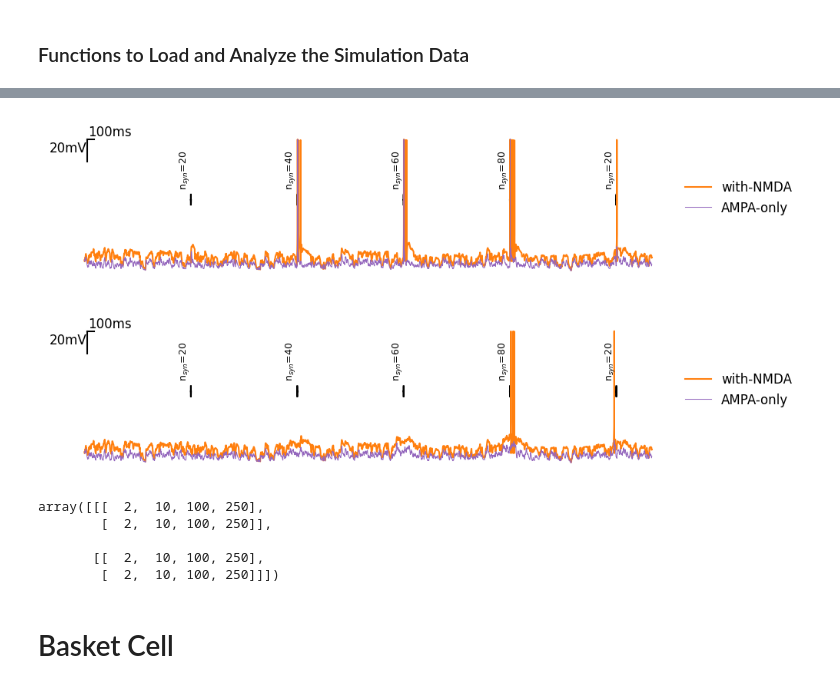
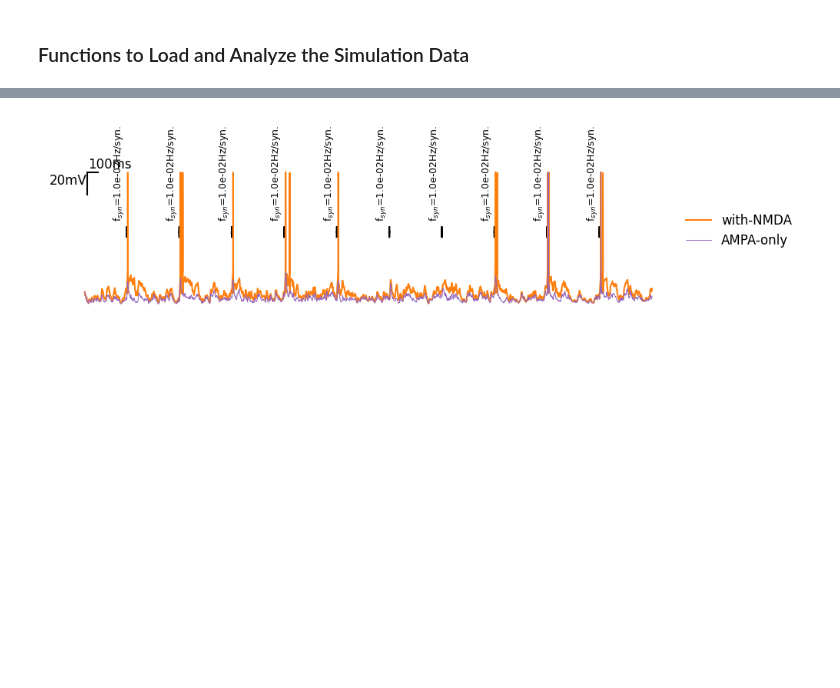
Before and after one commit to yzerlaut/pv-sst-dendrites, a Jupyter notebook: biophysical_modelling/detailed_model/Intensity-Timing-Analysis.ipynb, the cells around one changed output, grey strips where cells are left out. Drawn from its saved outputs; the diff is of its cells as text; code cells hidden in the pictures; blank space fills up the shorter version.

```diff
--- a/biophysical_modelling/detailed_model/Intensity-Timing-Analysis.ipynb
+++ b/biophysical_modelling/detailed_model/Intensity-Timing-Analysis.ipynb
@@ -203,40 +192,18 @@ python stim_on_background.py -c Martinotti --nCluster 20 40 60 80 --bgStimFreq 5
+# %%
+sim = Parallel(\
+        filename='../../data/detailed_model/TimingStim_sim_Martinotti.zip')
+sim.load()
 # %%
-sim = Parallel(\
-        filename='../../data/detailed_model/StimOnBg_NsynWidthScan_Martinotti.zip')
-sim.load()
 t0 = 0
 fig = show_Vm_trace(sim,
-                    iBranch=2, width=2,
+                    iBranch=2, width=10,
                     zoom=[t0,t0+8000],
               varied_key = 'with_NMDA',
               plot = {'with-NMDA':{'varied_key':True,
                                    'color':'tab:orange',
                                    'lw':1.0},
                       'AMPA-only':{'varied_key':False,
                                    'color':'tab:purple',
                                    'lw':0.5}})
-fig = show_Vm_trace(sim,
-                    iBranch=2, width=100,
-                    zoom=[t0,t0+8000],
-              varied_key = 'with_NMDA',
-              plot = {'with-NMDA':{'varied_key':True,
-                                   'color':'tab:orange',
-                                   'lw':1.0},
-                      'AMPA-only':{'varied_key':False,
-                                   'color':'tab:purple',
-                                   'lw':0.5}})
-#fig.savefig('../../figures/detailed_model/raw-stim-with-bg-Martinotti.eps')
-#fig.savefig('../../figures/detailed_model/raw-stim-with-bg-Martinotti.svg')
 # %% [output]
-[figure, old version]
+[figure, new version]
-[figure, removed]
-# %%
-sim.interspike_from_width
-# %% [output]
-array([[[  2,  10, 100, 250],
-        [  2,  10, 100, 250]],
-
-       [[  2,  10, 100, 250],
-        [  2,  10, 100, 250]]])
-# %% [markdown]
-# Basket Cell
```
Also changed, not shown: parts of 38 cells of this notebook, 1 other file.
